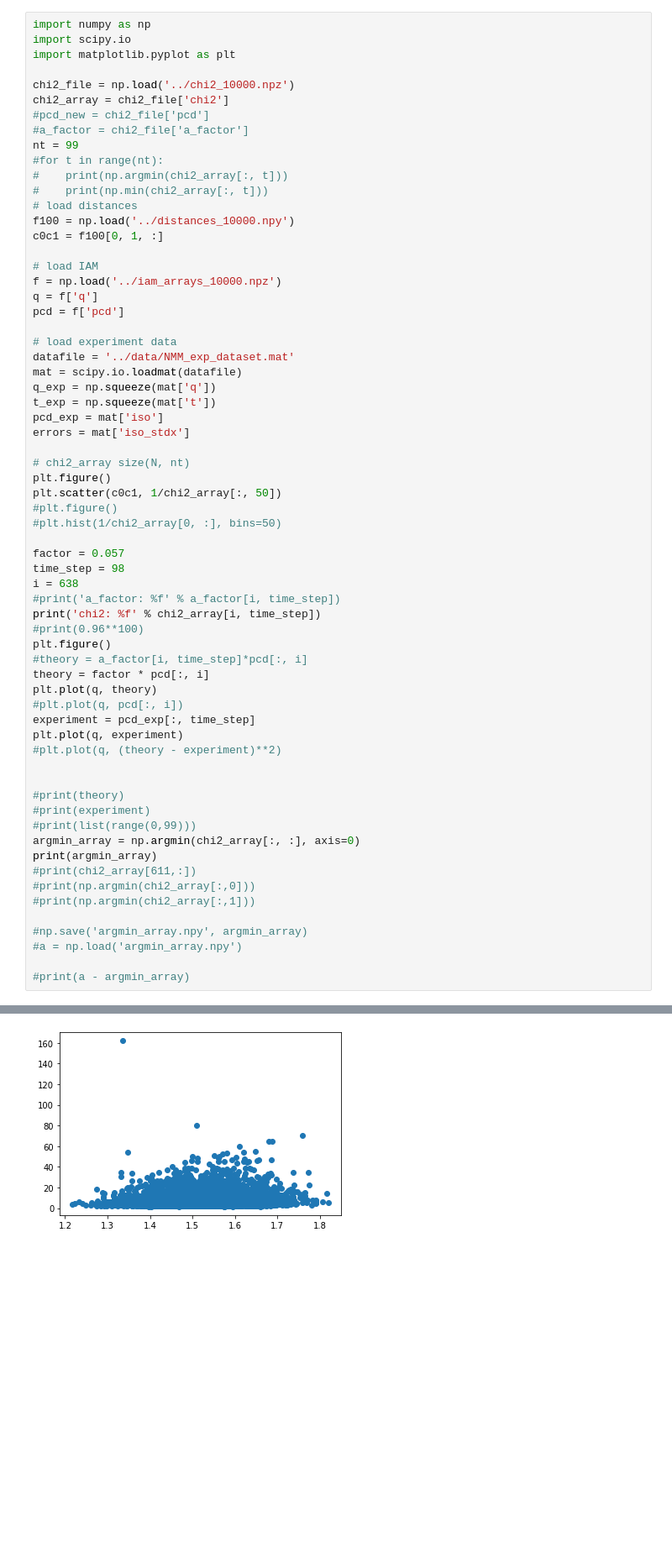
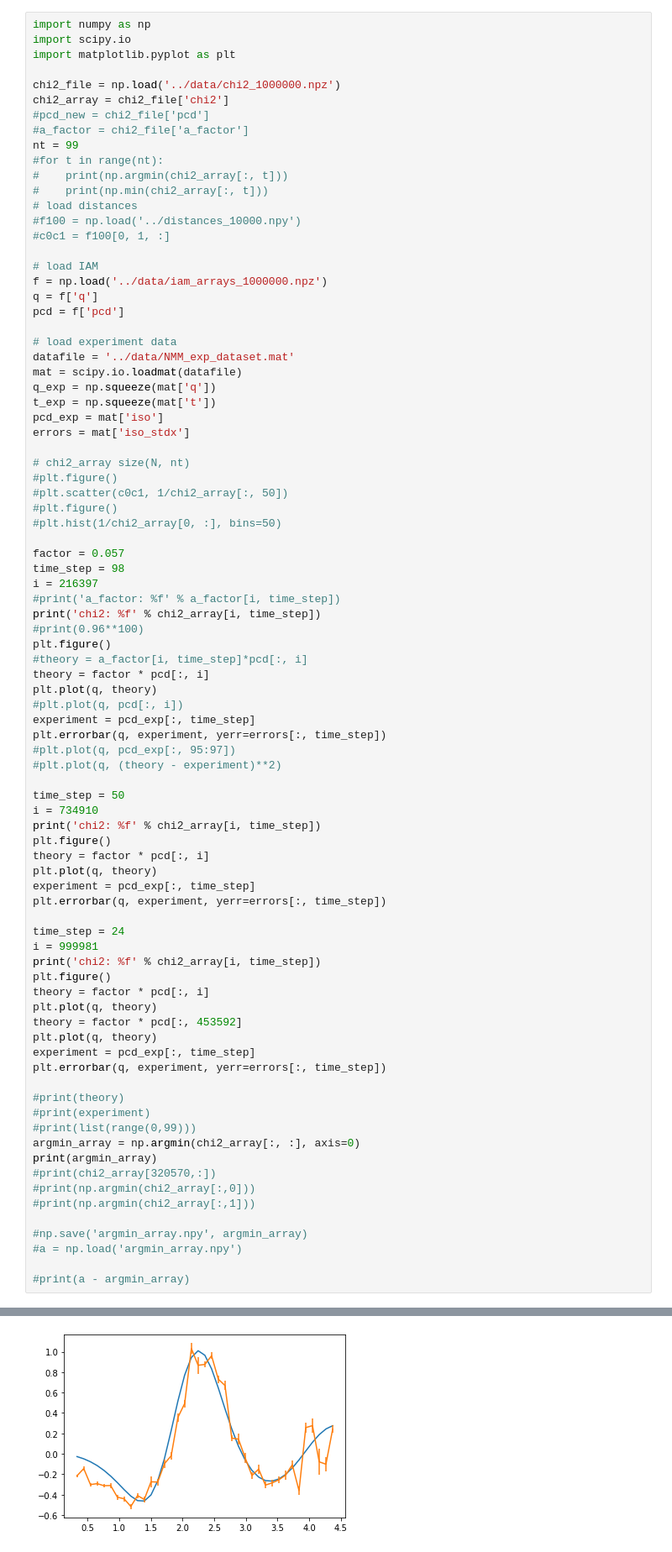
Before and after one commit to tnorthey/molecule, a Jupyter notebook: notebooks/fit_plots.ipynb, the cells around one changed output, grey strips where cells are left out. Shown: that part at 84% size. Drawn from its saved outputs; the diff is of its cells as text; blank space fills up the shorter version.

```diff
--- a/notebooks/fit_plots.ipynb
+++ b/notebooks/fit_plots.ipynb
@@ -3,7 +3,7 @@ import numpy as np
 import scipy.io
 import matplotlib.pyplot as plt
 
-chi2_file = np.load('../chi2_10000.npz')
+chi2_file = np.load('../data/chi2_1000000.npz')
 chi2_array = chi2_file['chi2']
 #pcd_new = chi2_file['pcd']
 #a_factor = chi2_file['a_factor']
@@ -12,11 +12,11 @@ nt = 99
 #    print(np.argmin(chi2_array[:, t]))
 #    print(np.min(chi2_array[:, t]))
 # load distances
-f100 = np.load('../distances_10000.npy')
-c0c1 = f100[0, 1, :]
+#f100 = np.load('../distances_10000.npy')
+#c0c1 = f100[0, 1, :]
 
 # load IAM
-f = np.load('../iam_arrays_10000.npz')
+f = np.load('../data/iam_arrays_1000000.npz')
 q = f['q']
 pcd = f['pcd']
 
@@ -29,14 +29,14 @@ pcd_exp = mat['iso']
 errors = mat['iso_stdx']
 
 # chi2_array size(N, nt)
-plt.figure()
-plt.scatter(c0c1, 1/chi2_array[:, 50])
+#plt.figure()
+#plt.scatter(c0c1, 1/chi2_array[:, 50])
 #plt.figure()
 #plt.hist(1/chi2_array[0, :], bins=50)
 
 factor = 0.057
 time_step = 98
-i = 638
+i = 216397
 #print('a_factor: %f' % a_factor[i, time_step])
 print('chi2: %f' % chi2_array[i, time_step])
 #print(0.96**100)
@@ -46,16 +46,36 @@ theory = factor * pcd[:, i]
 plt.plot(q, theory)
 #plt.plot(q, pcd[:, i])
 experiment = pcd_exp[:, time_step]
-plt.plot(q, experiment)
+plt.errorbar(q, experiment, yerr=errors[:, time_step])
+#plt.plot(q, pcd_exp[:, 95:97])
 #plt.plot(q, (theory - experiment)**2)
 
+time_step = 50
+i = 734910
+print('chi2: %f' % chi2_array[i, time_step])
+plt.figure()
+theory = factor * pcd[:, i]
+plt.plot(q, theory)
+experiment = pcd_exp[:, time_step]
+plt.errorbar(q, experiment, yerr=errors[:, time_step])
+
+time_step = 24
+i = 999981
+print('chi2: %f' % chi2_array[i, time_step])
+plt.figure()
+theory = factor * pcd[:, i]
+plt.plot(q, theory)
+theory = factor * pcd[:, 453592]
+plt.plot(q, theory)
+experiment = pcd_exp[:, time_step]
+plt.errorbar(q, experiment, yerr=errors[:, time_step])
 
 #print(theory)
 #print(experiment)
 #print(list(range(0,99)))
 argmin_array = np.argmin(chi2_array[:, :], axis=0)
 print(argmin_array)
-#print(chi2_array[611,:])
+#print(chi2_array[320570,:])
 #print(np.argmin(chi2_array[:,0]))
 #print(np.argmin(chi2_array[:,1]))
 
@@ -76 +100 @@ chi2: 0.026124
-[figure, old version]
+[figure, new version]
```
Also changed, not shown: parts of 1 cell of this notebook, 26 other files.
